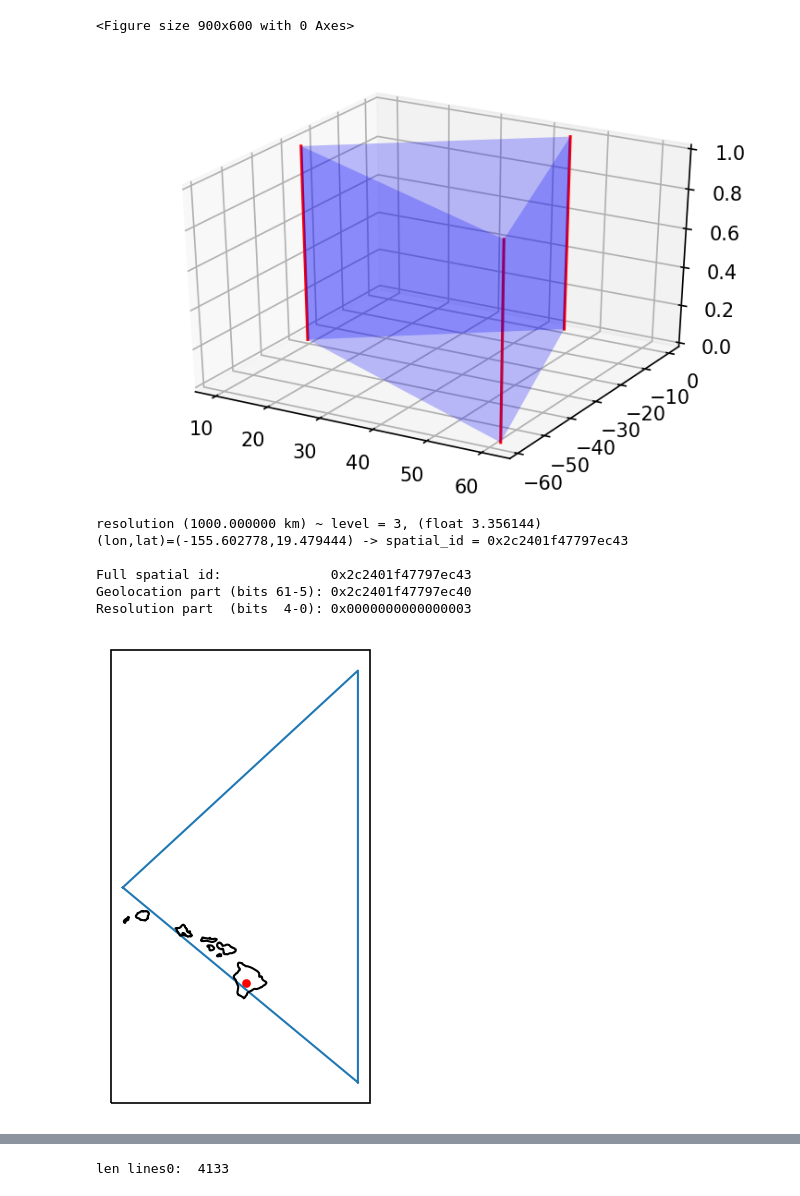
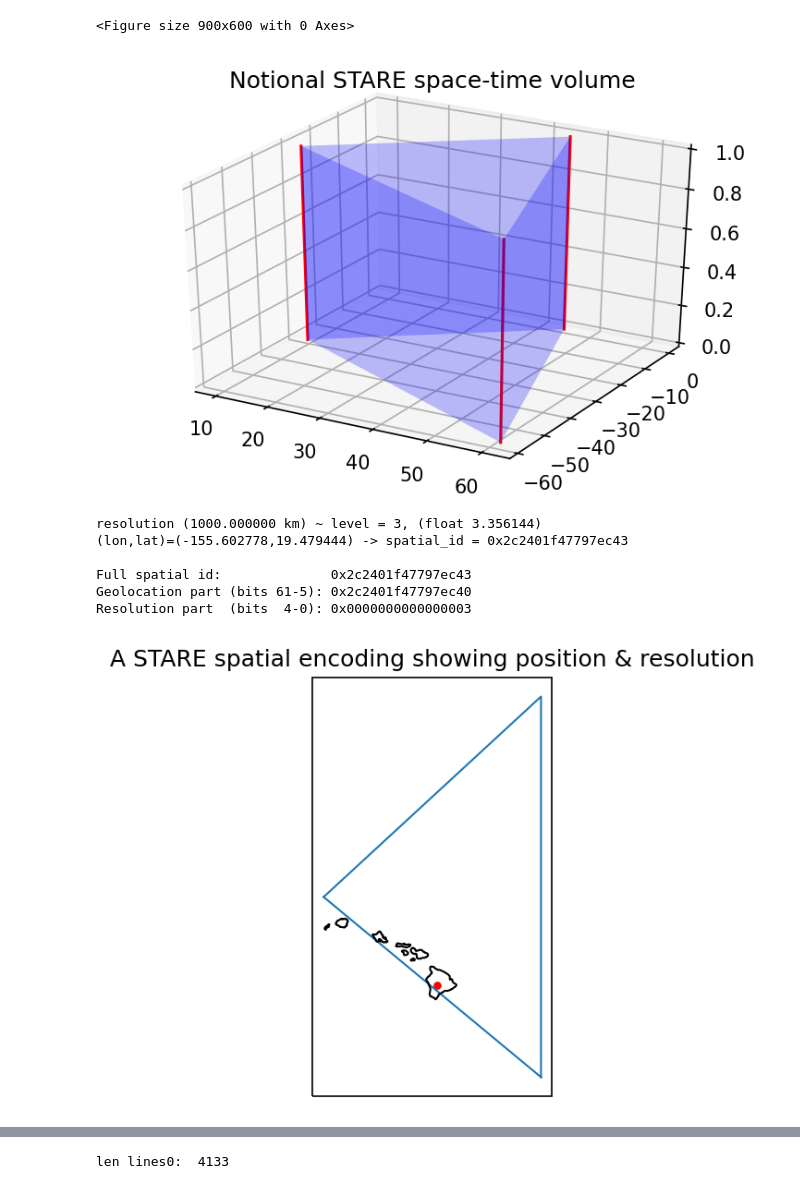
Before and after one commit to SpatioTemporal/hello_plot, a Jupyter notebook: examples/08-Pystareplotlib-1.ipynb, the cells around one changed output, grey strips where cells are left out. Cells and saved outputs as stored; diff of their text form; code cells hidden in the pictures.

```diff
--- a/examples/08-Pystareplotlib-1.ipynb
+++ b/examples/08-Pystareplotlib-1.ipynb
@@ -50,11 +58,12 @@ usr_figax = sp.plot0(
 
 usr_figax.ax.axes.set_zlim3d(bottom=0.0,top=1.0)
 
+plt.title('Notional STARE space-time volume')
 plt.show()
 del usr_figax
 # %% [output]
 <Figure size 900x600 with 0 Axes>
-[figure, old version]
+[figure, new version]
 # %%
 # Set longitude and latitude in degrees to the summit of Mauna Loa.
 lon = -155.602778
@@ -71,34 +80,35 @@ resolution_scale_km = 1000*km
 spatial_resolution_level = int(pystare.spatial_resolution_from_km(resolution_scale_km))
 
 # Calculate the spatial index value.
 spatial_id = pystare.from_latlon([lat],[lon],spatial_resolution_level)
 
 # Print to check.
 print('resolution (%f km) ~ level = %i, (float %f)'%(resolution_scale_km
                                           ,spatial_resolution_level
                                           ,pystare.spatial_resolution_from_km(resolution_scale_km)))
 print('(lon,lat)=(%f,%f) -> spatial_id = %s'%(lon,lat,hex16(spatial_id[0])))
 print()
 print('Full spatial id:              %s'%(hex16(spatial_id[0])))
 print('Geolocation part (bits 61-5): %s'%(hex16(spatial_id[0] & (~31))))
 print('Resolution part  (bits  4-0): %s'%(hex16(spatial_id[0] & ( 31))))
 
 # Plot the trixel associated with the spatial index value
 usr_figax, sivs_cache, sivs_triang = hello_plot(spatial_id,show_fig=False)
 # usr_figax = add_coastlines(figax_container(plt.subplots(subplot_kw={'projection':proj,'transform':transf})))
 
 # Plot the geolocation (lon,lat) as a red dot.
 usr_figax.ax.scatter([lon],[lat],s=10,c='r')
+plt.title('A STARE spatial encoding showing position & resolution')
 plt.show()
 del usr_figax
 # %% [output]
 resolution (1000.000000 km) ~ level = 3, (float 3.356144)
 (lon,lat)=(-155.602778,19.479444) -> spatial_id = 0x2c2401f47797ec43
 
 Full spatial id:              0x2c2401f47797ec43
 Geolocation part (bits 61-5): 0x2c2401f47797ec40
 Resolution part  (bits  4-0): 0x0000000000000003
-[figure, old version]
+[figure, new version]
 # %%
 # cd_plt = numpy.array(
 #     [[
```
Also changed, not shown: parts of 39 cells of this notebook, 1 other file.
